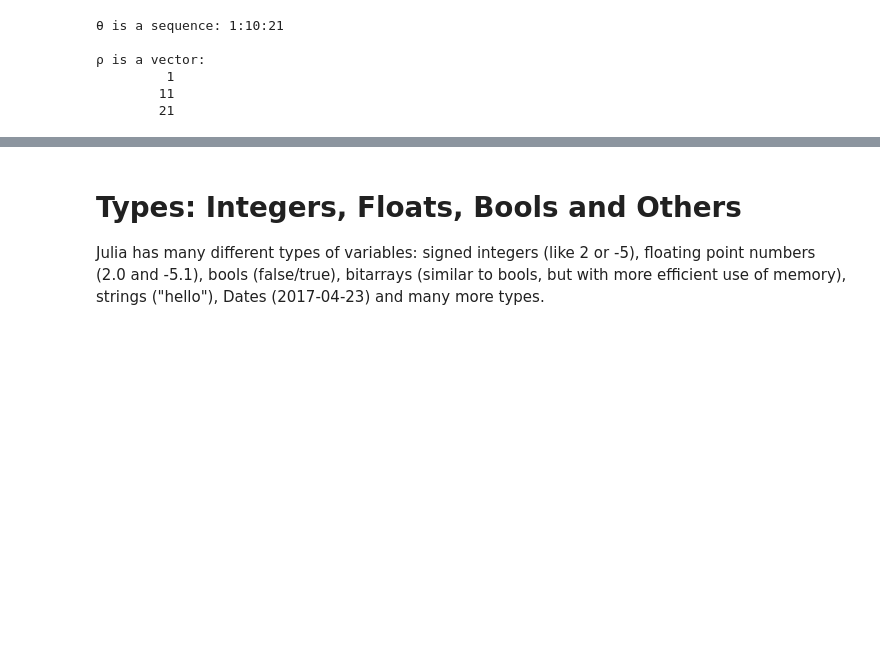
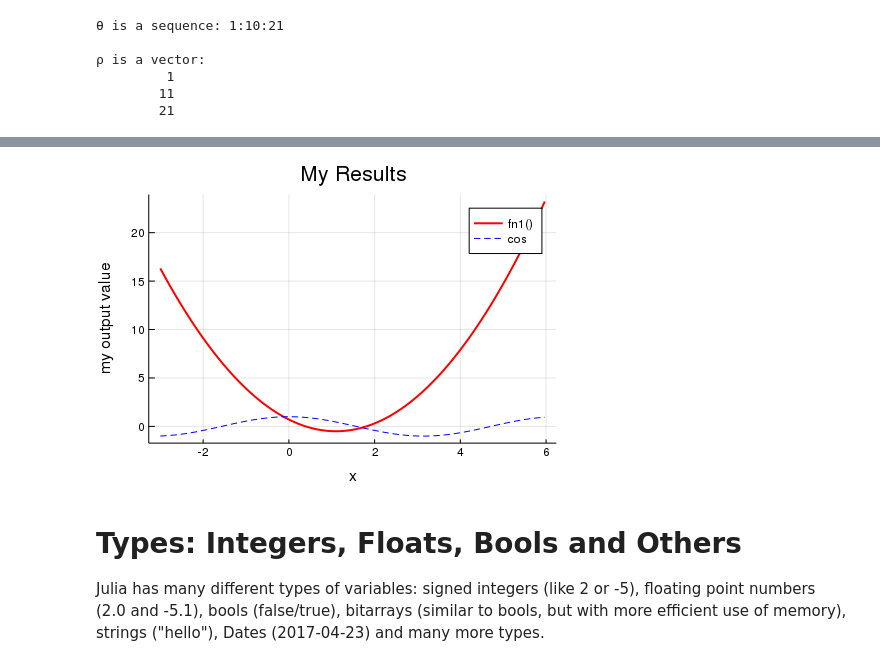
Before and after one commit to PaulSoderlind/JuliaTutorial, a Jupyter notebook: Tutorial_01_Basics.ipynb, the cells around one changed output, grey strips where cells are left out. Drawn from its saved outputs; the diff is of its cells as text; code cells hidden in the pictures; blank space fills up the shorter version.

```diff
--- a/Tutorial_01_Basics.ipynb
+++ b/Tutorial_01_Basics.ipynb
@@ -196,3 +403,13 @@ printmat(ρ)
+# %%
+x = -3:6/99:6
+
+p1 = plot(x,fn1.(x),color=:red,linewidth=2,label="fn1()")
+plot!(x,cos.(x),color=:blue,line=(:dash),label="cos")
+title!("My Results")
+xlabel!("x")
+ylabel!("my output value")
+# %% [output]
+[figure, added]
 # %% [markdown]
 # Types: Integers, Floats, Bools and Others
 
```
Also changed, not shown: parts of 34 cells of this notebook.
